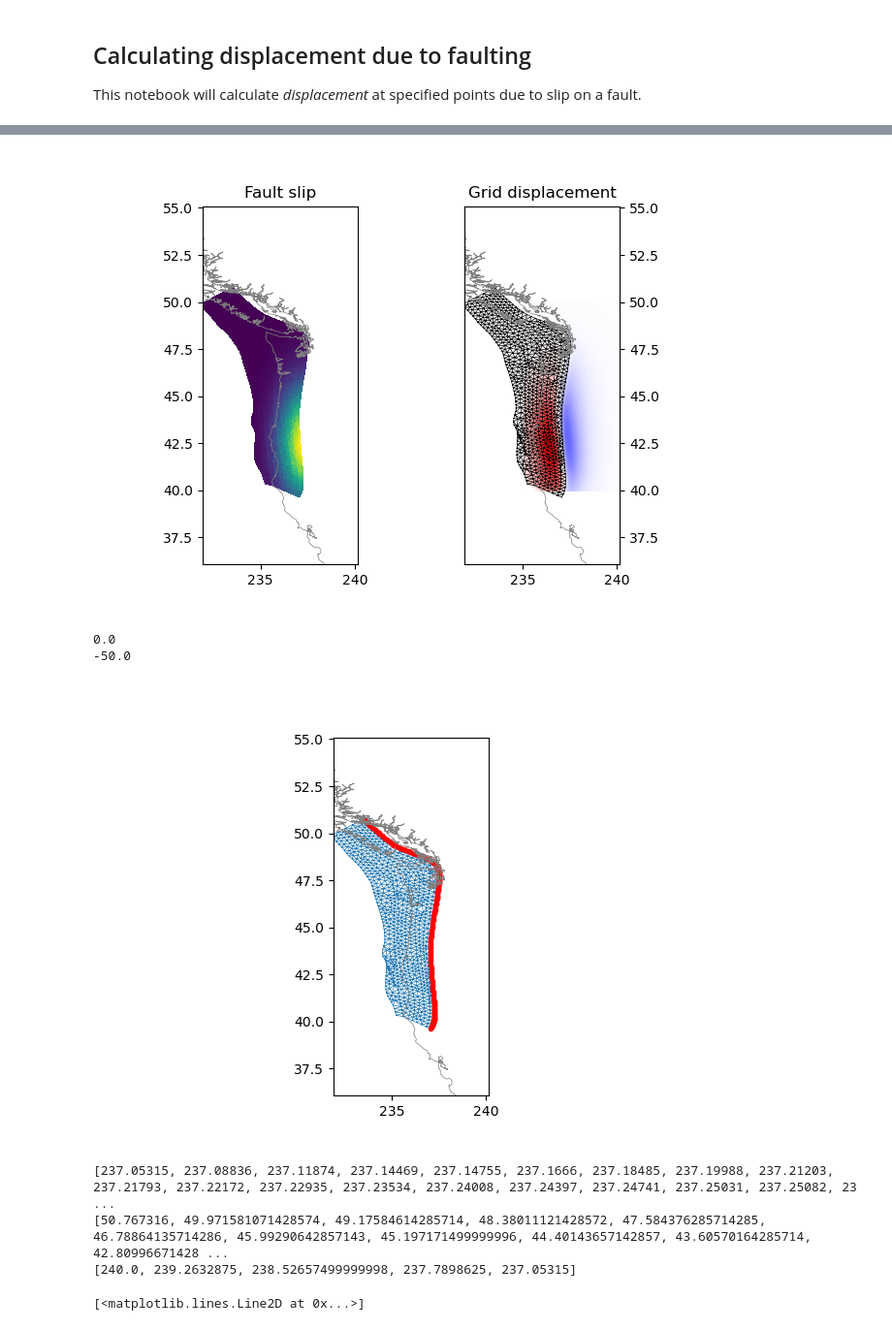
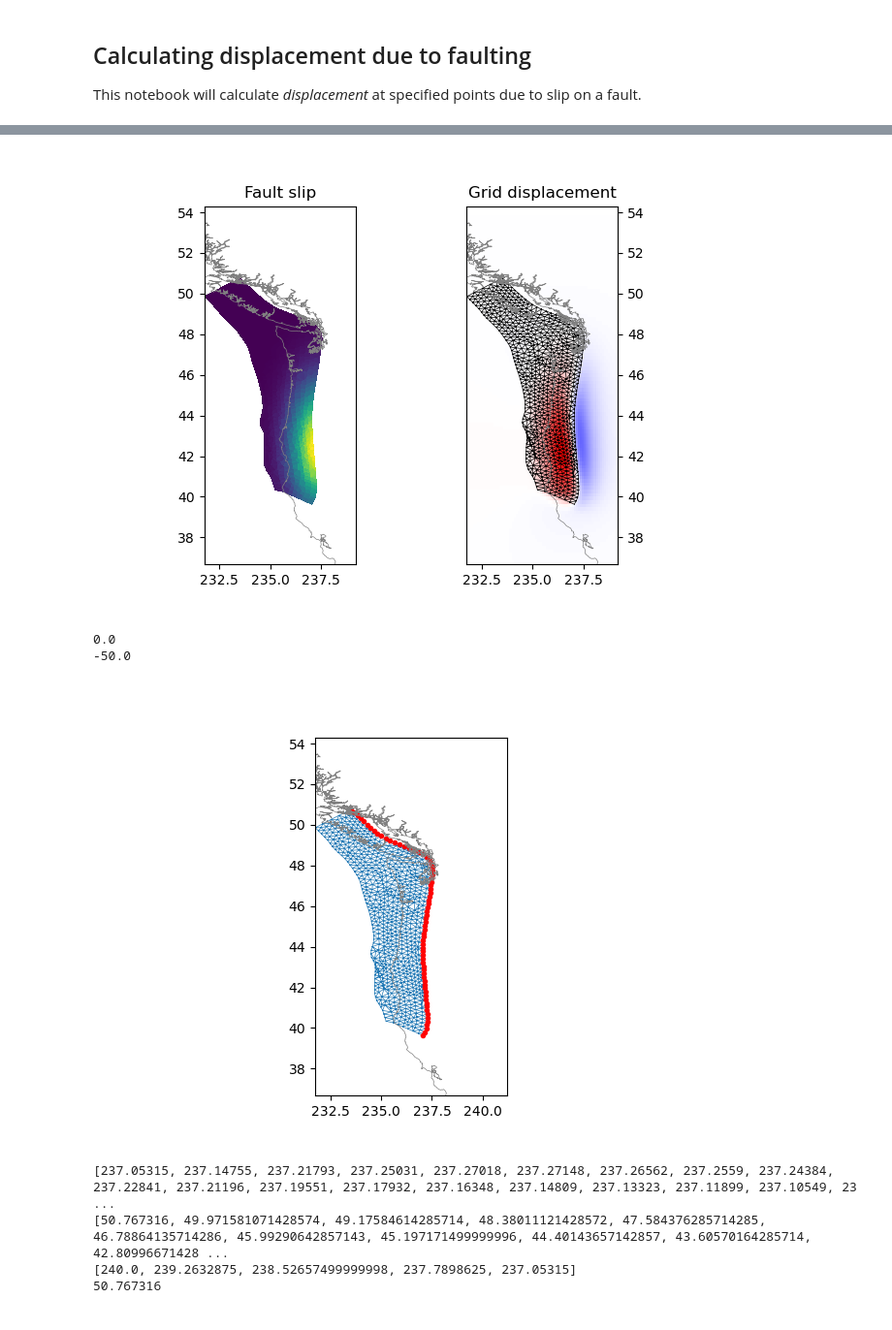
Before and after one commit to jazminemsjordan/fault_displacement, a Jupyter notebook: meshtesting.ipynb, the cells around one changed output, grey strips where cells are left out. Shown at 97% size. Drawn from its saved outputs; the diff is of its cells as text; code cells hidden in the pictures.

```diff
--- a/meshtesting.ipynb
+++ b/meshtesting.ipynb
@@ -38,8 +38,9 @@ def wrap2360(lon):
     return lon
 # %%
 # Read in source fault
-filename = "cascadia.msh"
+# filename = "cascadia.msh"
 # filename = "japan.msh"
+filename = "saux_50km_lon_lat.msh"
 mesh = dict()
 meshobj = meshio.read(filename)
 mesh["file_name"] = filename
@@ -71,12 +72,25 @@ mesh["dip_flag"] = mesh["dip"] != 90
 # Set up grid where vertical displacement will be calculated
 
 # Cascadia range
-xs = np.linspace(235, 240, 100)
-ys = np.linspace(40, 50, 100)
+# xs = np.linspace(235, 240, 100)
+# ys = np.linspace(40, 50, 100)
 
 # Hokkaido range
 # xs = np.linspace(143, 146.5, 100)
 # ys = np.linspace(41, 43.5, 100)
+
+# any range
+high_x = np.max(mesh["points"][:, 0])
+low_x = np.min(mesh["points"][:, 0])
+high_y = np.max(mesh["points"][:, 1])
+low_y = np.min(mesh["points"][:, 1])
+print(high_x)
+print(low_x)
+print(high_y)
+print(low_y)
+num_points = 100
+xs = np.linspace(low_x - 2, high_x + 2, num_points)
+ys = np.linspace(low_y - 3, high_y + 3, num_points)
 
 # Reshape grid
 obsx, obsy = np.meshgrid(xs, ys)
@@ -248,7 +266,7 @@ ax[1].yaxis.tick_right()
 ax[1].title.set_text("Grid displacement")
 plt.show()
 # %% [output]
-[figure, old version]
+[figure, new version]
 # %%
 # Find maximum (shallowest) and minimum (deepest) depths of points
 # Only check the depths of points listed in verts, using verts as a row index
@@ -270,13 +288,14 @@ ax.triplot(mesh["points"][:, 0], mesh["points"][:, 1], mesh["verts"], linewidth=
 ax.plot(deepest_points[:, 0], deepest_points[:, 1], '.r')
 # Add coastline
 ax.plot(coast.lon+360*(1-lon_corr), coast.lat, color="gray", linewidth=0.5)
-ax.set(xlim=(xmin, xmax), ylim=(ymin, ymax), aspect='equal')
+ax.set(xlim=(xmin, xmax + 2), ylim=(ymin, ymax), aspect='equal')
 plt.show()
 
 
 #finding two distant points
 min_lat = np.min(mesh["points"][mesh["verts"], 1])
 max_lat = np.max(mesh["points"][mesh["verts"], 1])
+east_bound = 240
 
 
 # finding mins and maxes
@@ -286,8 +305,8 @@ min_lat_x = mesh["points"][lowest_point_index, 0]
 max_lat_x = mesh["points"][highest_point_index, 0]
 
 # grouping points for mesh creation
-top_x = np.linspace(max_lat_x, 240, 10)
-bottom_x = np.linspace(min_lat_x, 240, 5)
+top_x = np.linspace(max_lat_x, east_bound, 10)
+bottom_x = np.linspace(min_lat_x, east_bound, 5)
 side_y = np.linspace(min_lat, max_lat, 15)
 
 top_y_points = []
@@ -299,7 +318,7 @@ for point in top_x:
 for point in bottom_x:
     bottom_y_points.append(min_lat)
 for point in side_y:
-    side_x_points.append(240)
+    side_x_points.append(east_bound)
 
 deepest_x = []
 for point in deepest_points[:, 0]:
@@ -325,40 +344,41 @@ deepest_pairs = {}
 for i in range(len(deepest_x)):
     deepest_pairs[deepest_y_points[i]] = deepest_x[i]
 deepest_y_points.sort()
 
 deepest_x_points = []
 for i in range(len(deepest_x)):
     sorted_i = deepest_pairs.get(deepest_y_points[i])
     deepest_x_points.append(sorted_i)
 
 print(deepest_x_points)
 
 side_y_points = side_y.tolist()
 side_y_points.sort()
 side_y_points.reverse()
 print(side_y_points)
 
 bottom_x_points.sort()
 bottom_x_points.reverse()
 print(bottom_x_points)
 
 
 # plotting sides
 ax.plot(top_x_points, top_y_points, '-m.')
 ax.plot(bottom_x_points, bottom_y_points, '-m.')
 ax.plot(side_x_points, side_y_points, '-m.')
 
 # plotting just two points for perimeter
-ax.plot(240, max_lat, 'bo')
-ax.plot(240, min_lat, 'bo')
+ax.plot(east_bound, max_lat, 'bo')
+ax.plot(east_bound, min_lat, 'bo')
+print(max_lat)
 # %% [output]
 0.0
 -50.0
-[figure, old version]
+[figure, new version]
-[237.05315, 237.08836, 237.11874, 237.14469, 237.14755, 237.1666, 237.18485, 237.19988, 237.21203, 237.21793, 237.22172, 237.22935, 237.23534, 237.24008, 237.24397, 237.24741, 237.25031, 237.25082, 23 ...
+[237.05315, 237.14755, 237.21793, 237.25031, 237.27018, 237.27148, 237.26562, 237.2559, 237.24384, 237.22841, 237.21196, 237.19551, 237.17932, 237.16348, 237.14809, 237.13323, 237.11899, 237.10549, 23 ...
 [50.767316, 49.971581071428574, 49.17584614285714, 48.38011121428572, 47.584376285714285, 46.78864135714286, 45.99290642857143, 45.197171499999996, 44.40143657142857, 43.60570164285714, 42.80996671428 ...
 [240.0, 239.2632875, 238.52657499999998, 237.7898625, 237.05315]
+50.767316
-[<matplotlib.lines.Line2D at 0x...>]
 # %%
 # z point creation
 deepest_z_points = []
```
Also changed, not shown: parts of 5 cells of this notebook, 7 other files.
